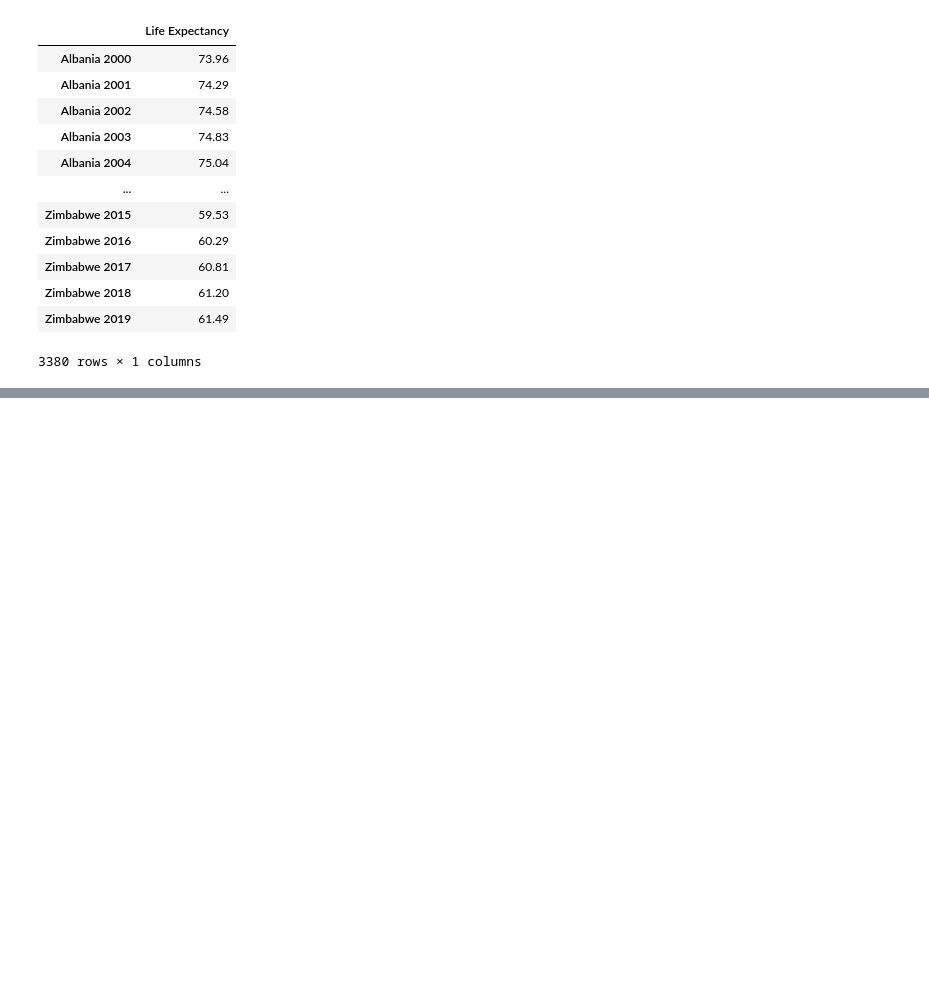
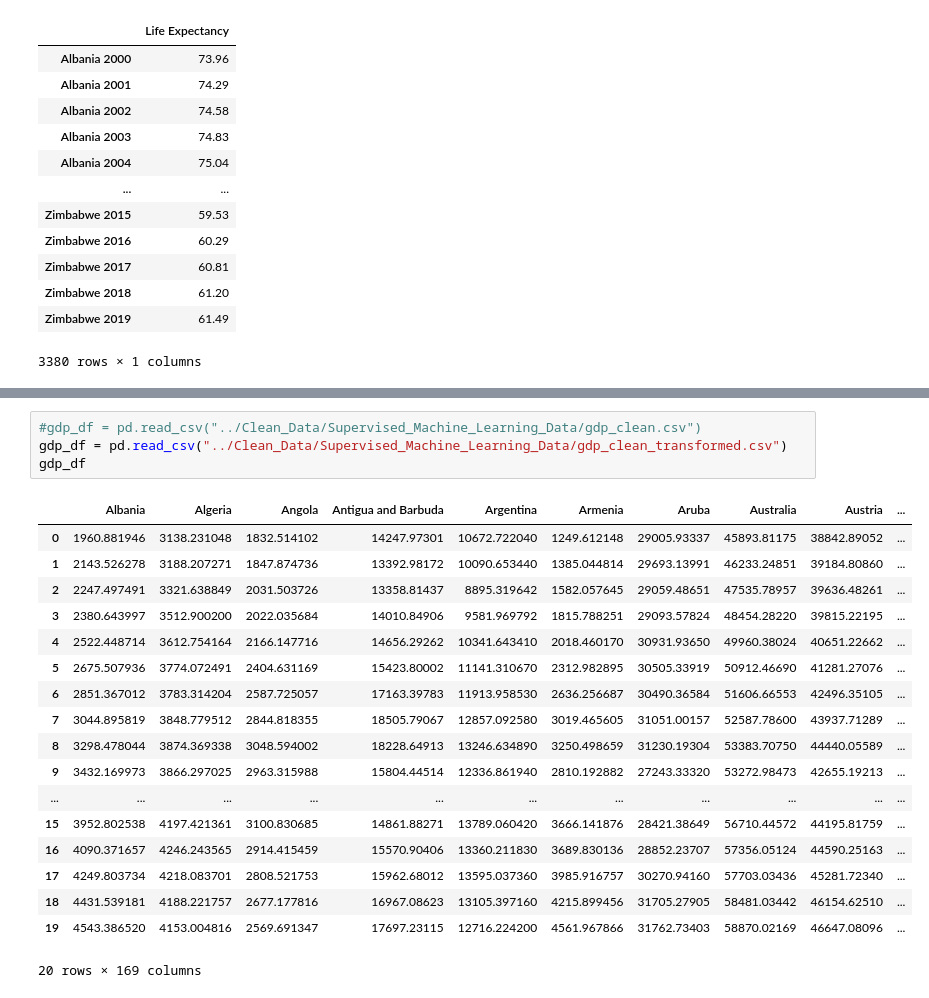
Before and after one commit to AndrewZinc/Expect_Life, a Jupyter notebook: Machine_Learning/ML_Database_Setup.ipynb, the cells around one changed output, grey strips where cells are left out. Cells and saved outputs as stored; diff of their text form; blank space fills up the shorter version.

```diff
--- a/Machine_Learning/ML_Database_Setup.ipynb
+++ b/Machine_Learning/ML_Database_Setup.ipynb
@@ -207,0 +387,23 @@ ml_df
+# %%
+#gdp_df = pd.read_csv("../Clean_Data/Supervised_Machine_Learning_Data/gdp_clean.csv")
+gdp_df = pd.read_csv("../Clean_Data/Supervised_Machine_Learning_Data/gdp_clean_transformed.csv")
+gdp_df
+# %% [output]
+|  | Albania | Algeria | Angola | Antigua and Barbuda | Argentina | Armenia | Aruba | Australia | Austria | ... |
+| 0 | 1960.881946 | 3138.231048 | 1832.514102 | 14247.97301 | 10672.722040 | 1249.612148 | 29005.93337 | 45893.81175 | 38842.89052 | ... |
+| 1 | 2143.526278 | 3188.207271 | 1847.874736 | 13392.98172 | 10090.653440 | 1385.044814 | 29693.13991 | 46233.24851 | 39184.80860 | ... |
+| 2 | 2247.497491 | 3321.638849 | 2031.503726 | 13358.81437 | 8895.319642 | 1582.057645 | 29059.48651 | 47535.78957 | 39636.48261 | ... |
+| 3 | 2380.643997 | 3512.900200 | 2022.035684 | 14010.84906 | 9581.969792 | 1815.788251 | 29093.57824 | 48454.28220 | 39815.22195 | ... |
+| 4 | 2522.448714 | 3612.754164 | 2166.147716 | 14656.29262 | 10341.643410 | 2018.460170 | 30931.93650 | 49960.38024 | 40651.22662 | ... |
+| 5 | 2675.507936 | 3774.072491 | 2404.631169 | 15423.80002 | 11141.310670 | 2312.982895 | 30505.33919 | 50912.46690 | 41281.27076 | ... |
+| 6 | 2851.367012 | 3783.314204 | 2587.725057 | 17163.39783 | 11913.958530 | 2636.256687 | 30490.36584 | 51606.66553 | 42496.35105 | ... |
+| 7 | 3044.895819 | 3848.779512 | 2844.818355 | 18505.79067 | 12857.092580 | 3019.465605 | 31051.00157 | 52587.78600 | 43937.71289 | ... |
+| 8 | 3298.478044 | 3874.369338 | 3048.594002 | 18228.64913 | 13246.634890 | 3250.498659 | 31230.19304 | 53383.70750 | 44440.05589 | ... |
+| 9 | 3432.169973 | 3866.297025 | 2963.315988 | 15804.44514 | 12336.861940 | 2810.192882 | 27243.33320 | 53272.98473 | 42655.19213 | ... |
+| ... | ... | ... | ... | ... | ... | ... | ... | ... | ... | ... |
+| 15 | 3952.802538 | 4197.421361 | 3100.830685 | 14861.88271 | 13789.060420 | 3666.141876 | 28421.38649 | 56710.44572 | 44195.81759 | ... |
+| 16 | 4090.371657 | 4246.243565 | 2914.415459 | 15570.90406 | 13360.211830 | 3689.830136 | 28852.23707 | 57356.05124 | 44590.25163 | ... |
+| 17 | 4249.803734 | 4218.083701 | 2808.521753 | 15962.68012 | 13595.037360 | 3985.916757 | 30270.94160 | 57703.03436 | 45281.72340 | ... |
+| 18 | 4431.539181 | 4188.221757 | 2677.177816 | 16967.08623 | 13105.397160 | 4215.899456 | 31705.27905 | 58481.03442 | 46154.62510 | ... |
+| 19 | 4543.386520 | 4153.004816 | 2569.691347 | 17697.23115 | 12716.224200 | 4561.967866 | 31762.73403 | 58870.02169 | 46647.08096 | ... |
+20 rows × 169 columns
```
Also changed, not shown: parts of 58 cells of this notebook, 15 other files.
